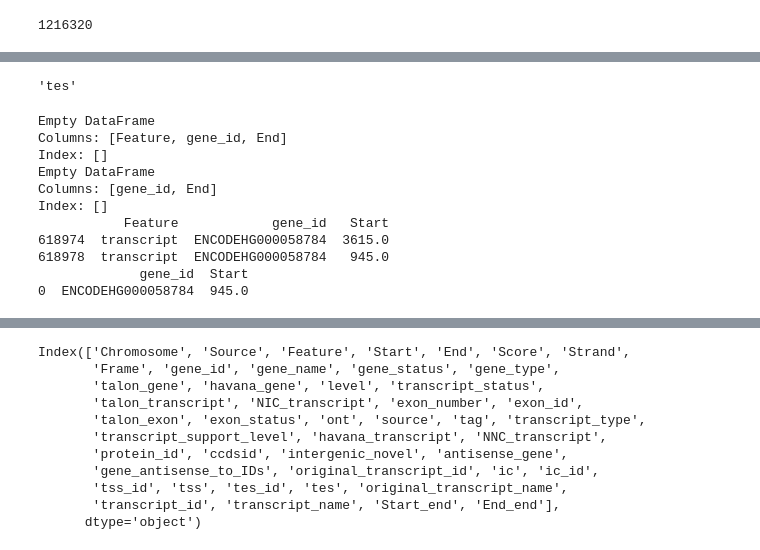
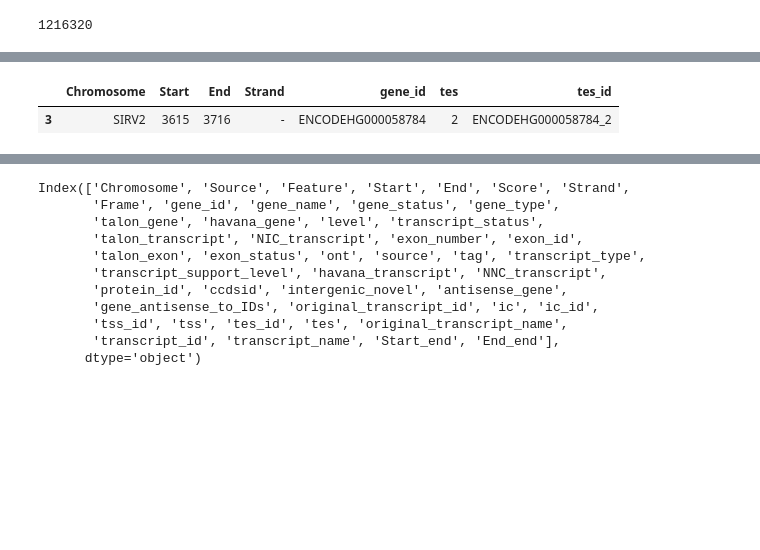
Before and after one commit to mortazavilab/cerberus, a Jupyter notebook: 220412_dev.ipynb, the cells around one changed output, grey strips where cells are left out. Saved outputs shown, nothing was run; the diff lists cells and outputs as text; code cells hidden in the pictures; blank space fills up the shorter version.

```diff
--- a/220412_dev.ipynb
+++ b/220412_dev.ipynb
@@ -143 +170,7 @@ def sort_gtf(df):
+# %%
+tes_df = tes.df
+tes_df.loc[tes_df.tes_id == 'ENCODEHG000058784_2']
+# %% [output]
+|  | Chromosome | Start | End | Strand | gene_id | tes | tes_id |
+| 3 | SIRV2 | 3615 | 3716 | - | ENCODEHG000058784 | 2 | ENCODEHG000058784_2 |
 # %%
@@ -167,9 +206,4 @@ gtf = update_ends(df, tss, tes)
-# %%
-mode
-# %% [output]
-'tes'
 # %%
-fwd, rev = get_stranded_gtf_dfs(gtf)
 # print(rev[['Feature', 'gene_id', 'transcript_id', 'Strand', 'Start', 'End', 'Start_end', 'End_end']].head(20))
 
 def get_update_ends_settings(strand, mode):
@@ -209,6 +243,11 @@ def update_transcript_ends(df, mode, strand):
         inds = temp.groupby('transcript_id').head(1).index.tolist()
         inds += temp.groupby('transcript_id').tail(1).index.tolist()
 
+    # print('transcript')
+    # print(df.columns)
+    # print(old_col)
+    # print(new_col)
+    # print()
     df.loc[inds, old_col] = df.loc[inds, new_col]
 
     return df
@@ -220,38 +259,19 @@ def update_gene_ends(df, mode, strand):
     old_col, new_col, gene_func = get_update_ends_settings(strand, mode)
     temp = df[['Feature', 'gene_id', old_col]].copy(deep=True)
     temp = temp.loc[temp.Feature == 'transcript']
-    print(temp.loc[temp.gene_id == 'ENCODEHG000058784'])
+    # print(temp.loc[temp.gene_id == 'ENCODEHG000058784'])
     temp = temp.groupby(['gene_id', 'Feature'], observed=True).agg(gene_func).reset_index()
     temp.drop('Feature', axis=1, inplace=True)
-    print(temp.loc[temp.gene_id == 'ENCODEHG000058784'])
+    # print(temp.loc[temp.gene_id == 'ENCODEHG000058784'])
     df = df.merge(temp, on='gene_id', suffixes=('', '_gene'))
     inds = df.loc[df.Feature == 'gene'].index.tolist()
+    # print('gene')
+    # print(df.columns)
     # print(old_col)
     # print('{}_gene'.format(old_col))
-    # print(df.columns)
+    # print()
 
     df.loc[inds, old_col] = df.loc[inds, '{}_gene'.format(old_col)]
     df.drop('{}_gene'.format(old_col), axis=1, inplace=True)
 
     return df
-
-
-for strand, df in zip(['+', '-'], [fwd, rev]):
-
-    # fix exon and transcript boundaries
-    df = update_transcript_ends(df, mode, strand)
-
-    # fix gene boundaries
-    df = update_gene_ends(df, mode, strand)
-# %% [output]
-Empty DataFrame
-Columns: [Feature, gene_id, End]
-Index: []
-Empty DataFrame
-Columns: [gene_id, End]
-Index: []
-           Feature            gene_id   Start
-618974  transcript  ENCODEHG000058784  3615.0
-618978  transcript  ENCODEHG000058784   945.0
-             gene_id  Start
-0  ENCODEHG000058784  945.0
```
Also changed, not shown: parts of 15 cells of this notebook, 2 other files.
